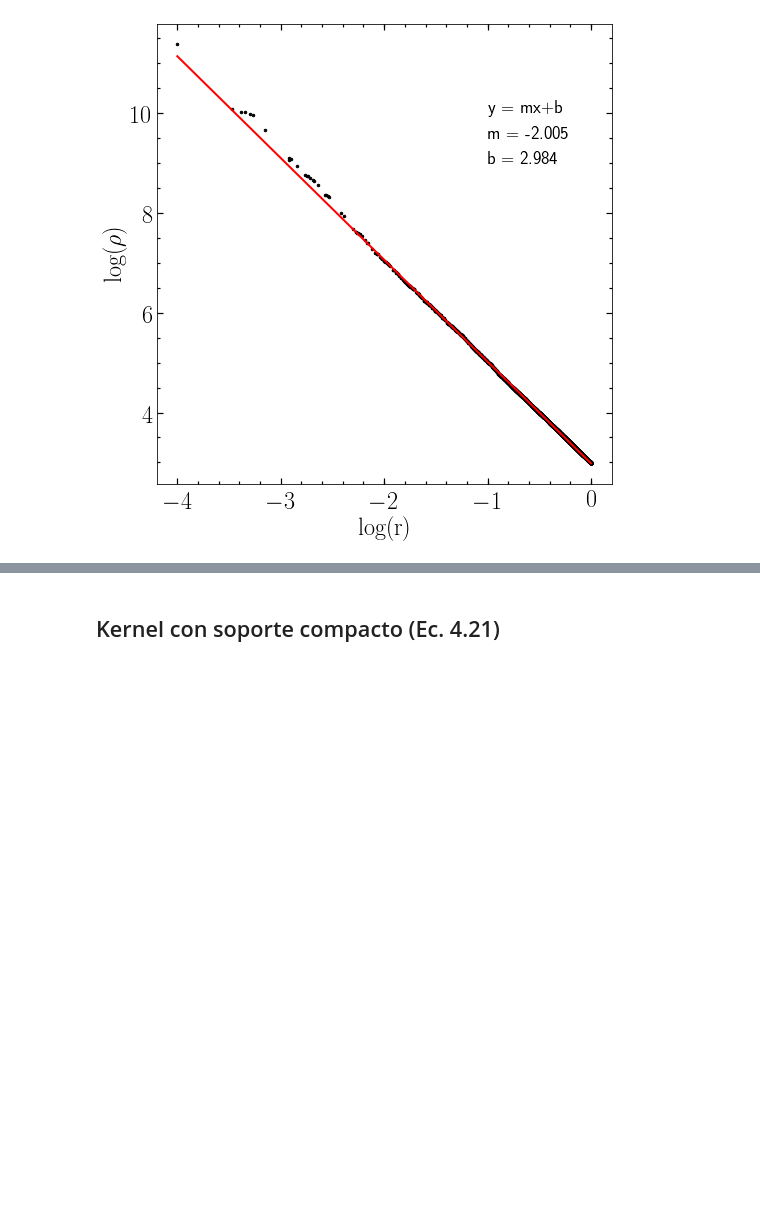
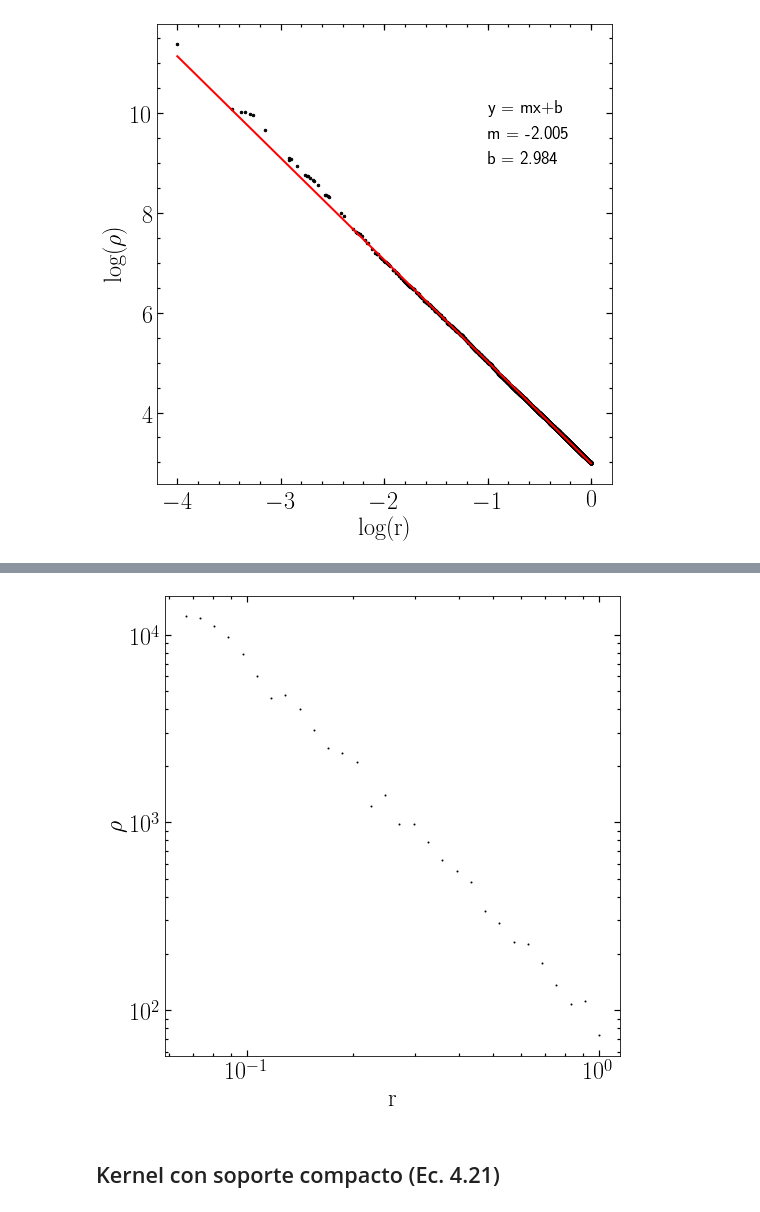
Before and after one commit to ornemarioni/mn2, a Jupyter notebook: Capitulo4.ipynb, the cells around one changed output, grey strips where cells are left out. Cells and saved outputs as stored; diff of their text form; code cells hidden in the pictures; blank space fills up the shorter version.

```diff
--- a/Capitulo4.ipynb
+++ b/Capitulo4.ipynb
@@ -495,3 +482,47 @@ plt.show()
+# %%
+rbin = np.linspace(np.log10(1./15), 0, 30)
+
+vol = 4/3. * np.pi * ((10**rbin+1/15.)**3-(10**rbin-1/15.)**3)
+
+aux = np.int_(r*len(rbin))
+Npart = np.ones(N)
+count = np.zeros(len(rbin))
+
+for i in range(0,N):
+    count[aux[i]] = count[aux[i]] + Npart[i]
+
+rho = count / vol
+
+# print count
+# print range(1,len(r)+1)
+# print r_sort[0]
+# print rho#, vol
+# %%
+import matplotlib.pyplot as plt
+import numpy as np
+from __future__ import unicode_literals
+
+matplotlib.rcParams['text.usetex'] = True
+matplotlib.rcParams['text.latex.unicode'] = True
+
+fig = plt.figure(1, figsize=(8,8))
+fig.subplots_adjust(bottom=0.15, left =0.16, right = 0.95, top = 0.95)
+
+ax1 = fig.add_subplot(111)
+ax1.plot(10**rbin, rho, '.k', markersize=2)
+ax1.minorticks_on()
+ax1.tick_params( labelsize=24)
+ax1.tick_params('both', length=3, width=1.2,which='minor', direction='in', right='on',top='on')
+ax1.tick_params('both', length=6, width=1.2,which='major', direction='in', right='on',top='on')
+ax1.set_xlabel('$\mathrm{r}$', fontsize=24)
+ax1.set_ylabel(r'$\mathrm{\rho}$', fontsize=24)
+ax1.set_yscale('log')
+ax1.set_xscale('log')
+
+
+plt.show()
+# %% [output]
+[figure, added]
 # %% [markdown]
 ## Kernel con soporte compacto (Ec. 4.21)
 # %%
```
Also changed, not shown: parts of 11 cells of this notebook.
